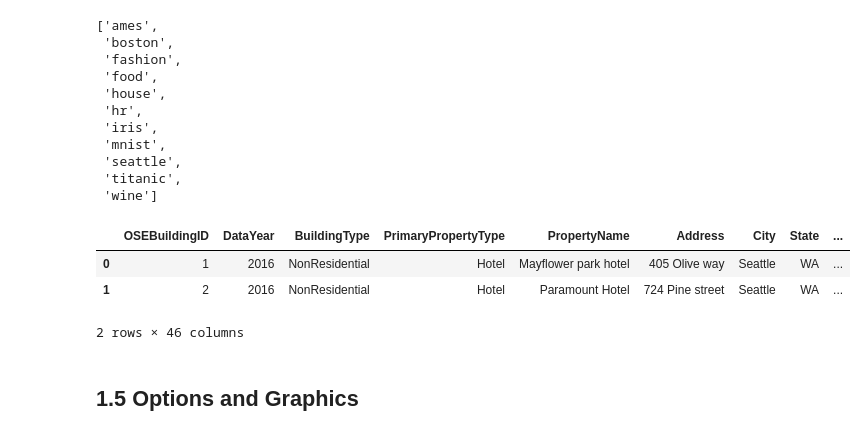
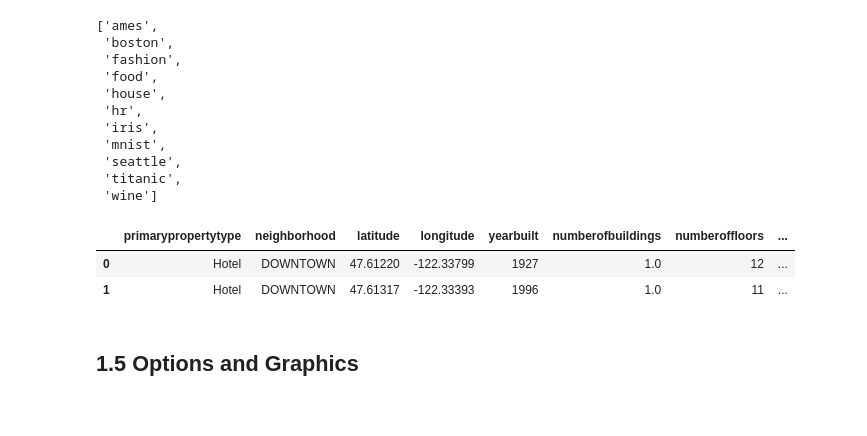
Before and after one commit to AlexandreGazagnes/gargaml, a Jupyter notebook: examples/seattle_modelisation.ipynb, the cells around one changed output. Cells and saved outputs as stored; diff of their text form; code cells hidden in the pictures.

```diff
--- a/examples/seattle_modelisation.ipynb
+++ b/examples/seattle_modelisation.ipynb
@@ -121,13 +121,12 @@ Data.load.list_all
 # %%
 # seattle 2016 :
 
-df = Data.load.seattle(year="2016")
+df = Data.load.seattle(year="2016", preclean=True)
 df.head(2)
 # %% [output]
-|  | OSEBuildingID | DataYear | BuildingType | PrimaryPropertyType | PropertyName | Address | City | State | ... |
-| 0 | 1 | 2016 | NonResidential | Hotel | Mayflower park hotel | 405 Olive way | Seattle | WA | ... |
-| 1 | 2 | 2016 | NonResidential | Hotel | Paramount Hotel | 724 Pine street | Seattle | WA | ... |
+|  | primarypropertytype | neighborhood | latitude | longitude | yearbuilt | numberofbuildings | numberoffloors | ... |
+| 0 | Hotel | DOWNTOWN | 47.61220 | -122.33799 | 1927 | 1.0 | 12 | ... |
+| 1 | Hotel | DOWNTOWN | 47.61317 | -122.33393 | 1996 | 1.0 | 11 | ... |
-2 rows × 46 columns
 # %% [markdown]
 ## 1.5 Options and Graphics
 # %%
```
Also changed, not shown: parts of 22 cells of this notebook, 1 other file.
